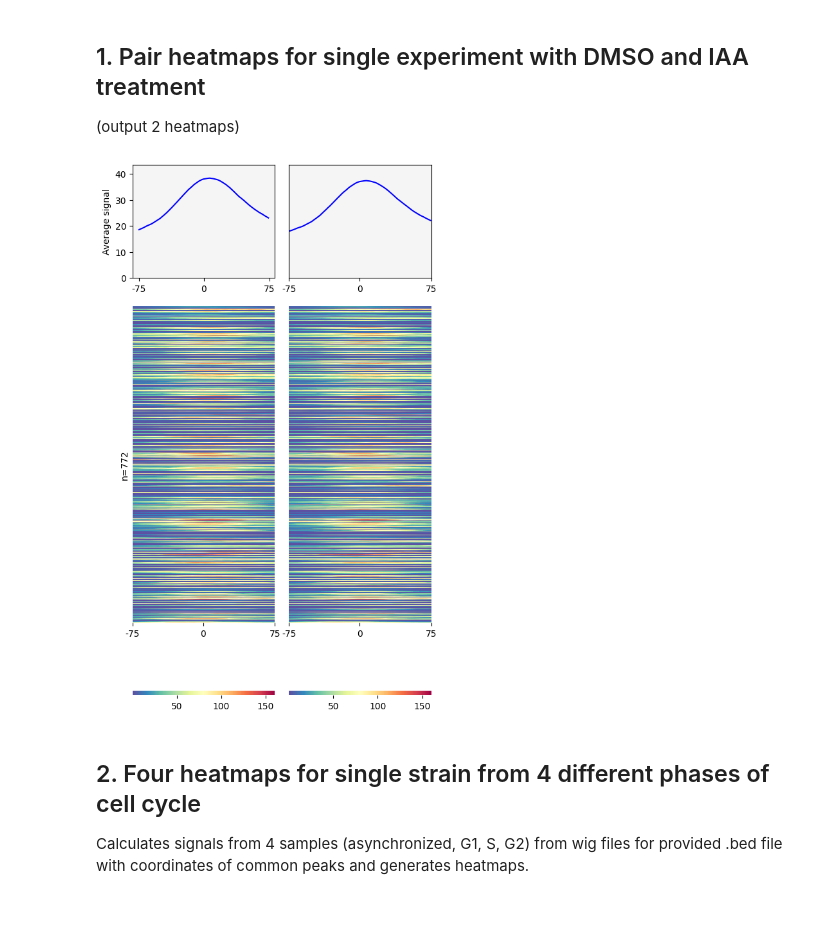
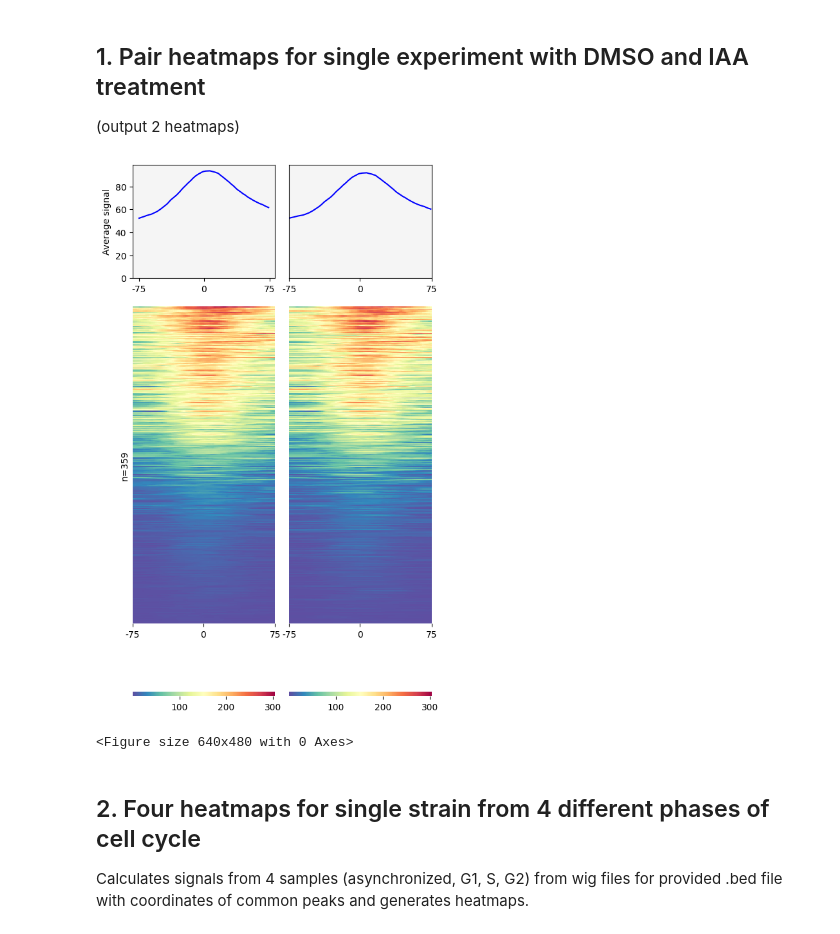
Before and after one commit to plantazja/ChEC_Analysis, a Jupyter notebook: notebooks/compare_signals/3_heatmaps.ipynb, the cells around one changed output. Drawn from its saved outputs; the diff is of its cells as text; code cells hidden in the pictures.

```diff
--- a/notebooks/compare_signals/heatmaps.ipynb
+++ b/notebooks/compare_signals/3_heatmaps.ipynb
@@ -17,12 +17,18 @@ output_dir = '../../results/heatmaps/spikein' # where plots are saved
 
 #################### EXAMPLE USAGE ####################
 ################ PASTE YOUR PATHS INSTEAD #############
-DMSO_signals_path = '../../results/signals/spikein_mean/RDY418_as_DMSO_25_nC_spikein.csv'
-IAA_signals_path = '../../results/signals/spikein_mean/RDY418_as_IAA_25_nC_spikein.csv'
+DMSO_signals_path = '../../results/signals/spikein_mean/RDY418_G1_DMSO_25_nC_spikein.csv'
+IAA_signals_path = '../../results/signals/spikein_mean/RDY418_G1_IAA_25_nC_spikein.csv'
 
 
 DMSO_signals = pd.read_csv(DMSO_signals_path, sep='\t', header=None)
 IAA_signals = pd.read_csv(IAA_signals_path, sep='\t', header=None)
+
+# Sort both DataFrames in descending order by DMSO
+DMSO_signals = DMSO_signals.T
+IAA_signals = IAA_signals.T
+DMSO_signals = DMSO_signals.loc[DMSO_signals.apply(sum, axis=1).sort_values(ascending=False).index]
+IAA_signals = IAA_signals.loc[DMSO_signals.apply(sum, axis=1).sort_values(ascending=False).index]
 # %%
 def plot_pair_peaks(P1, P2):
     ''' Generate heatplots for pair of signals (DMSO and IAA).
@@ -85,19 +92,12 @@ def plot_pair_peaks(P1, P2):
 # %%
-# Plot signals
-# Sort both DataFrames in descending order by DMSO
-#DMSO_signals = DMSO_signals.T
-#IAA_signals = IAA_signals.T
-#DMSO_signals = DMSO_signals.loc[DMSO_signals.apply(sum, axis=1).sort_values(ascending=False).index]
-#IAA_signals = IAA_signals.loc[DMSO_signals.apply(sum, axis=1).sort_values(ascending=False).index]
-
-plot_pair_peaks(DMSO_signals.T, IAA_signals.T)
-
 # Save figure with meaningful name
 name = os.path.basename(DMSO_signals_path).split('.')[0]
 name = name + '_vs_' + os.path.basename(IAA_signals_path).split('.')[0]
+plot_pair_peaks(DMSO_signals, IAA_signals)
 plt.savefig(f'{output_dir}/{name}.png', dpi=300)
 # %% [output]
-[figure, old version]
+[figure, new version]
+<Figure size 640x480 with 0 Axes>
 # %% [markdown]
 ## 2. Four heatmaps for single strain from 4 different phases of cell cycle
 Calculates signals from 4 samples (asynchronized, G1, S, G2) from wig files for provided .bed file with coordinates of common peaks and generates heatmaps.
```
Also changed, not shown: parts of 5 cells of this notebook, 2 other files.
